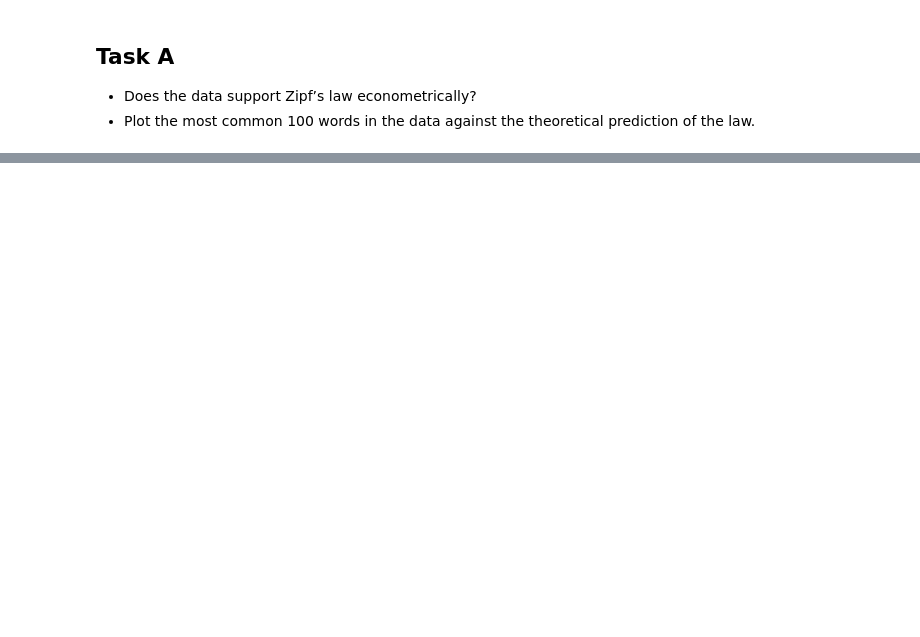
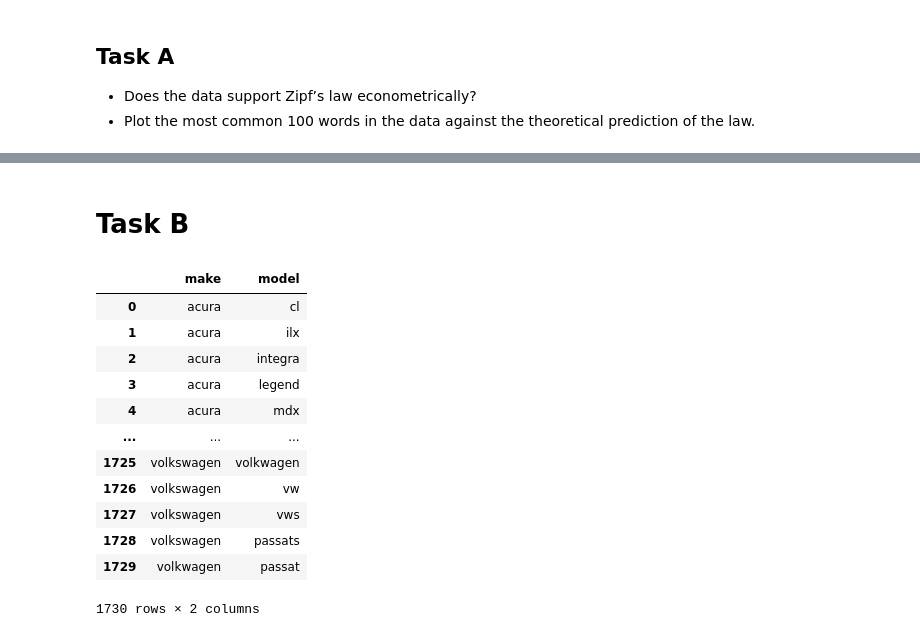
Before and after one commit to jncurrea/Edmunds_Scraper, a Jupyter notebook: edmunds_scraper.ipynb, the cells around one changed output, grey strips where cells are left out. Cells and saved outputs as stored; diff of their text form; code cells hidden in the pictures; blank space fills up the shorter version.

```diff
--- a/edmunds_scraper.ipynb
+++ b/edmunds_scraper.ipynb
@@ -154,0 +175,20 @@ df_test.to_csv('test.csv', index=False)
+# %% [markdown]
+# Task B
+# %%
+mergedmakemodel = pd.read_csv('merged-1.csv')
+mergedmakemodel = mergedmakemodel.drop(['Unnamed: 0'], axis = 1)
+mergedmakemodel
+# %% [output]
+|  | make | model |
+| 0 | acura | cl |
+| 1 | acura | ilx |
+| 2 | acura | integra |
+| 3 | acura | legend |
+| 4 | acura | mdx |
+| ... | ... | ... |
+| 1725 | volkswagen | volkwagen |
+| 1726 | volkswagen | vw |
+| 1727 | volkswagen | vws |
+| 1728 | volkswagen | passats |
+| 1729 | volkwagen | passat |
+1730 rows × 2 columns
```
Also changed, not shown: parts of 21 cells of this notebook, 2 other files.
